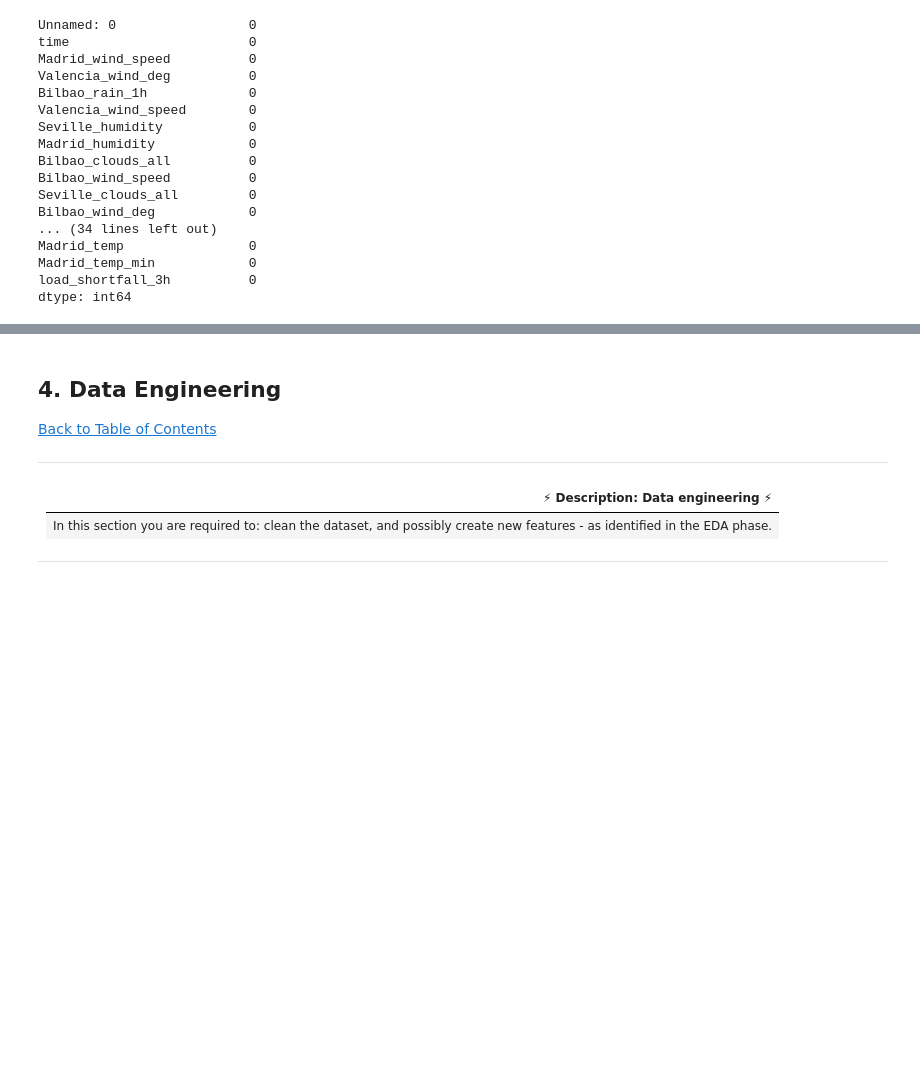
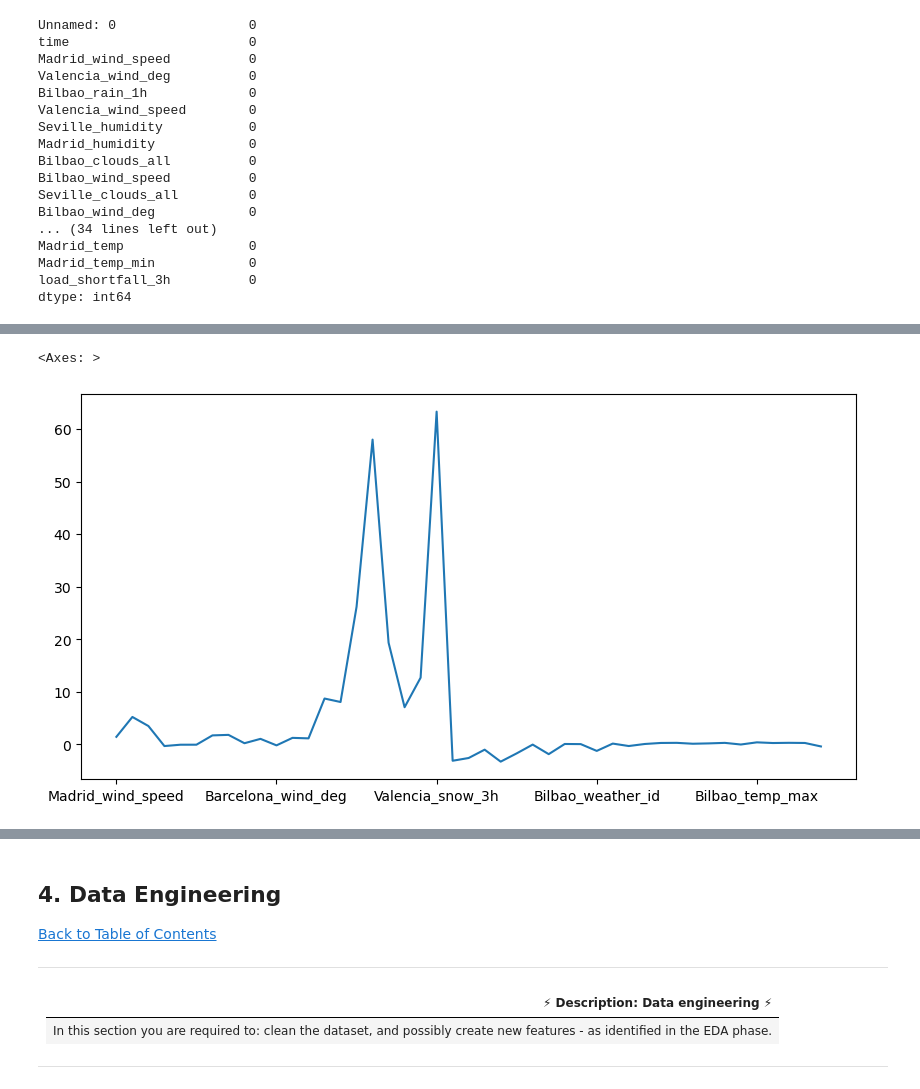
Before and after one commit to Ifeoluwa13/TEAM_RR15, a Jupyter notebook: Team RR15 workbook.ipynb, the cells around one changed output, grey strips where cells are left out. Saved outputs shown, nothing was run; the diff lists cells and outputs as text; code cells hidden in the pictures; blank space fills up the shorter version.

```diff
--- a/Team RR15 workbook.ipynb
+++ b/Team RR15 workbook.ipynb
@@ -196,2 +201,7 @@ sns.boxplot(df_train['Valencia_pressure'])
 # %%
-# have a look at feature distributions
+#Skewness to check  for outliers in the different columns
+plt.figure(figsize = [10,5])
+df_train.skew(axis=0, skipna=True).plot()
+# %% [output]
+<Axes: >
+[figure, added]
```
Also changed, not shown: parts of 84 cells of this notebook.
